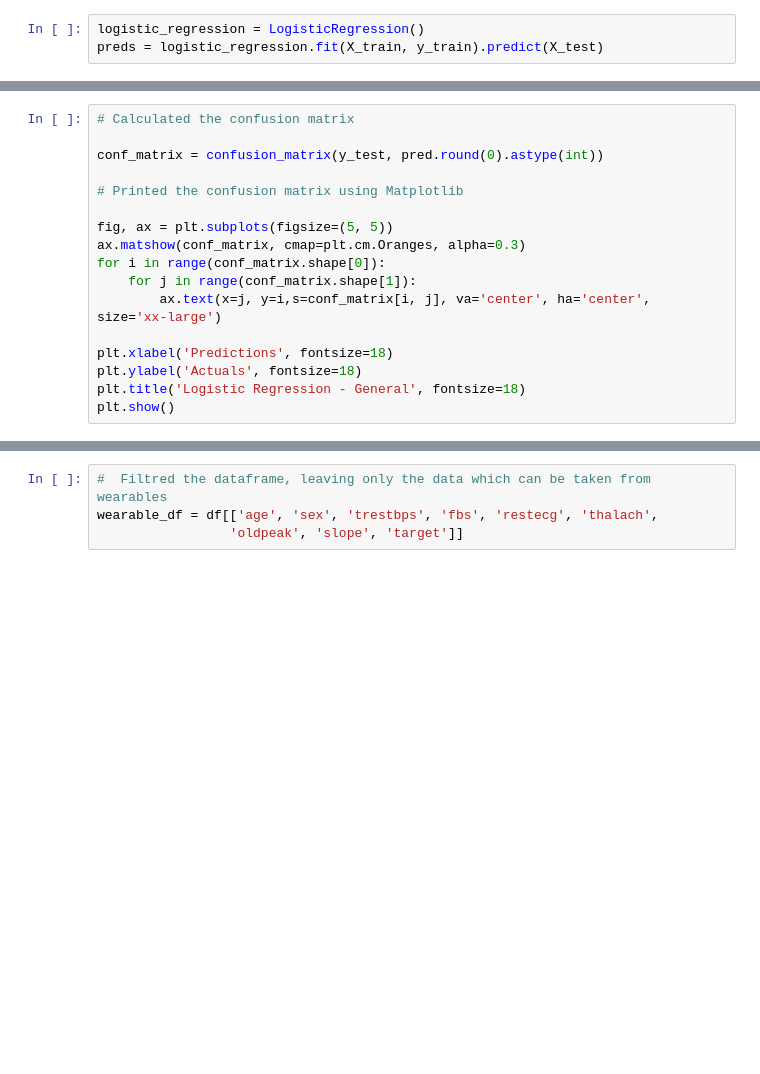
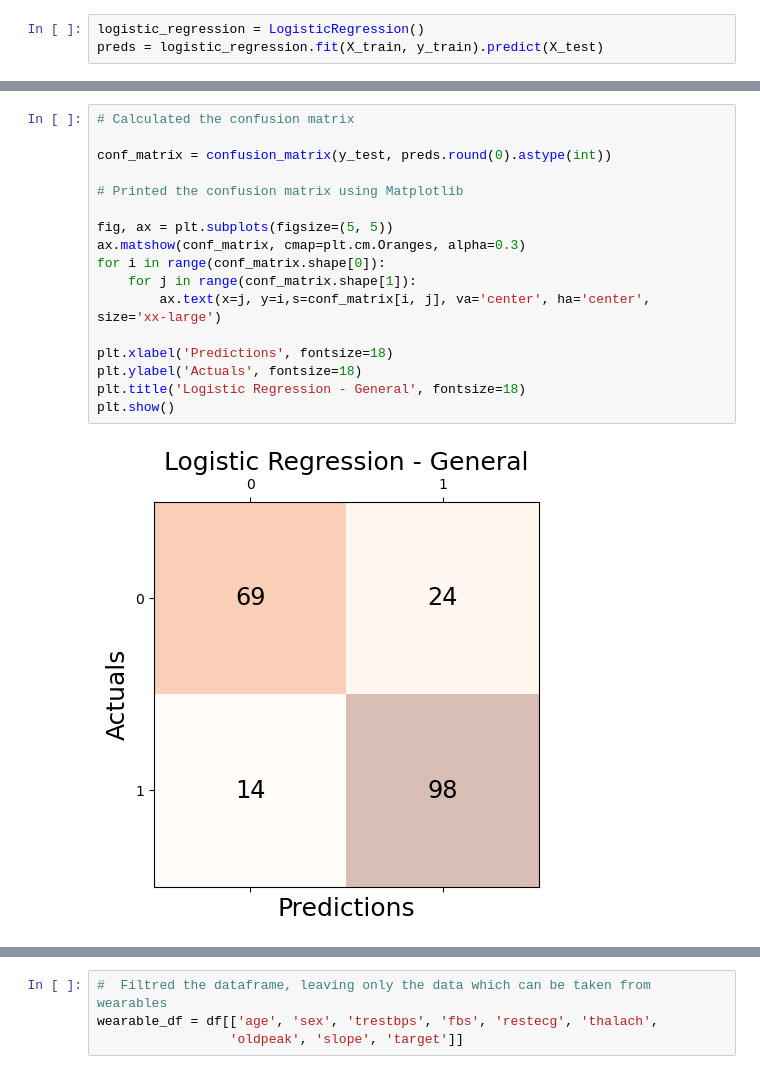
Before and after one commit to anitasehn/wearable_health, a Jupyter notebook: Machine Learning/Linear Regression.ipynb, the cells around one changed output, grey strips where cells are left out. Drawn from its saved outputs; the diff is of its cells as text; blank space fills up the shorter version.

```diff
--- a/Machine Learning/Linear Regression.ipynb
+++ b/Machine Learning/Linear Regression.ipynb
@@ -67,19 +102,21 @@ print('Logistic Accuracy: {}'.format(logistic_acc))
 # %%
 # Calculated the confusion matrix
 
-conf_matrix = confusion_matrix(y_test, pred.round(0).astype(int))
+conf_matrix = confusion_matrix(y_test, preds.round(0).astype(int))
 
 # Printed the confusion matrix using Matplotlib
 
 fig, ax = plt.subplots(figsize=(5, 5))
 ax.matshow(conf_matrix, cmap=plt.cm.Oranges, alpha=0.3)
 for i in range(conf_matrix.shape[0]):
     for j in range(conf_matrix.shape[1]):
         ax.text(x=j, y=i,s=conf_matrix[i, j], va='center', ha='center', size='xx-large')
 
 plt.xlabel('Predictions', fontsize=18)
 plt.ylabel('Actuals', fontsize=18)
 plt.title('Logistic Regression - General', fontsize=18)
 plt.show()
+# %% [output]
+[figure, added]
 # %%
 # Calculated the classification report
```
Also changed, not shown: parts of 14 cells of this notebook.
